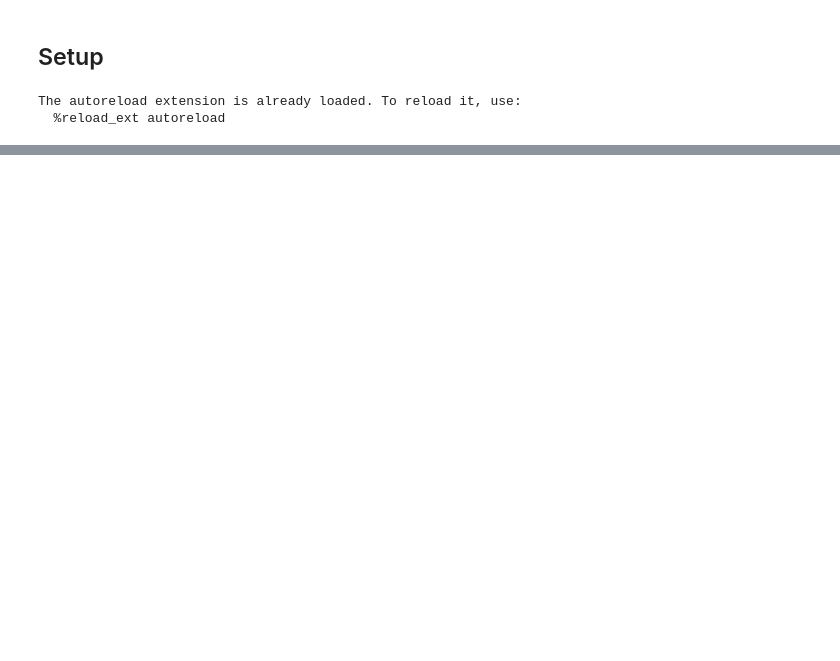
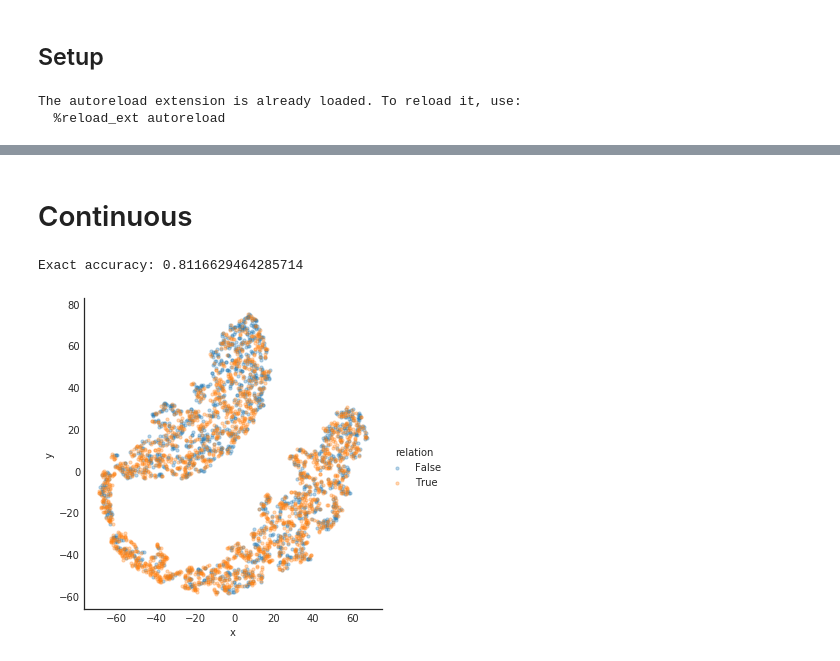
Before and after one commit to jayelm/rnn-syn, a Jupyter notebook: rnn-syn.ipynb, the cells around one changed output, grey strips where cells are left out. Drawn from its saved outputs; the diff is of its cells as text; code cells hidden in the pictures; blank space fills up the shorter version.

```diff
--- a/rnn-syn.ipynb
+++ b/rnn-syn.ipynb
@@ -43,0 +100,10 @@ sns.lmplot('x', 'y', data=msgs, fit_reg=False, hue='relation_pair', legend_out=T
+# %% [markdown]
+# Continuous
+# %%
+msgs = load_continuous_messages('data/500_500_asymTrue-end2end-gru-continuous64-30epochs-msgs.npz',
+                               proj='tsne')
+print("Exact accuracy: {}".format(msgs.correct.mean()))
+plot2d(msgs, hue='relation')
+# %% [output]
+Exact accuracy: 0.8116629464285714
+[figure, added]
```
Also changed, not shown: parts of 16 cells of this notebook.
